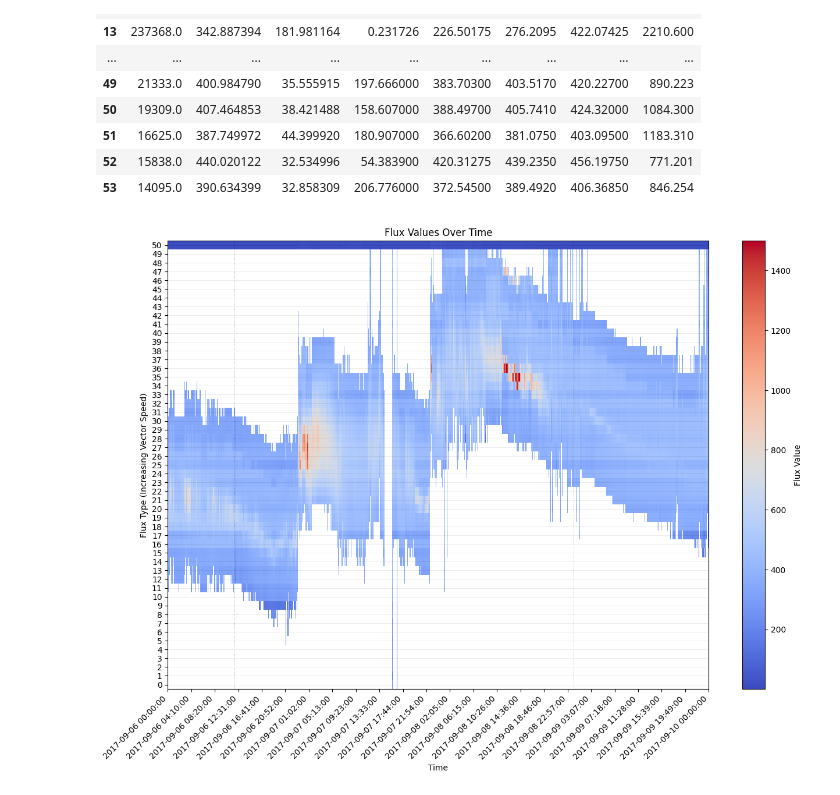
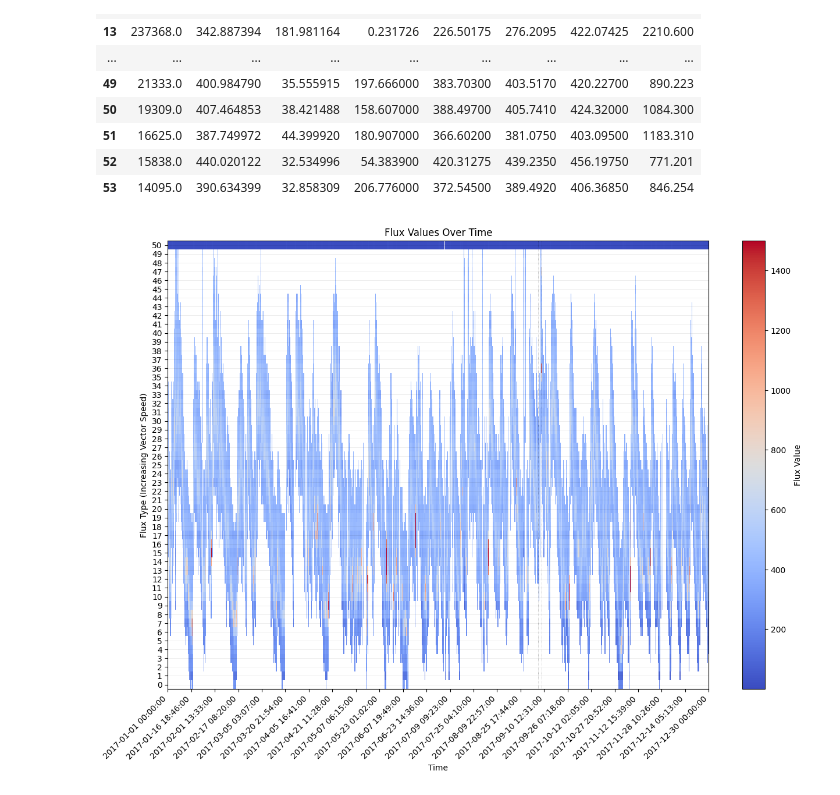
Before and after one commit to space-apps-tacoma/oracle-discovr, a Jupyter notebook: NASA_2017.ipynb, the cells around one changed output. Saved outputs shown, nothing was run; the diff lists cells and outputs as text; code cells hidden in the pictures.

Commit message:
Minor changes to ipynb files and figured out crsma

```diff
--- a/NASA_2017.ipynb
+++ b/NASA_2017.ipynb
@@ -247,39 +247,39 @@ fig, ax = plt.subplots(figsize=(15, 10))
 cax = ax.matshow(flux_data.iloc[:, :].T, cmap='coolwarm', aspect='auto', vmin=vmin, vmax=vmax)
 
 # Set the x-axis limits (COMMENT this block if the entire year is desired)
-start_date = '2017-09-06' # Pre Solar flare event
-end_date = '2017-09-10' # Post Solar flare and the proceding geo-magnetic storm even has ended
+start_date = '2017-01-01' # Pre Solar flare event
+end_date = '2017-12-30' # Post Solar flare and the proceding geo-magnetic storm even has ended
 start_pos = flux_data.index.get_loc(pd.Timestamp(start_date))
 end_pos = flux_data.index.get_loc(pd.Timestamp(end_date))
 ax.set_xlim(start_pos, end_pos)
 
 # Set x-axis labels based on the specified range
 ax.xaxis.set_ticks_position('bottom')
 num_ticks = 24  # Number of time labels to display
 positions = np.linspace(start_pos, end_pos, num_ticks).astype(int)  # Evenly spaced tick positions within the specified range
 ax.set_xticks(positions)
 ax.set_xticklabels(flux_data.index[positions], rotation=45, ha="right")
 
 
 # Reverse the y-axis to have 0 at the bottom and higher vector speeds at the top
 ax.set_ylim(ax.get_ylim()[::-1])  # Inverting the y-axis limits
 
 # Add horizontal grid lines for each vector speed
 ax.yaxis.set_ticks(np.arange(0, len(flux_data.columns), 1))
 ax.grid(which='both', axis='y', linestyle='-', linewidth=0.5, color='k', alpha=0.1)
 
 # Draw vertical grid lines for the specific dates in 2017 to check if the flux is corrolated to the 8th biggest solar flare event X9.3 2017-09-06 11:53am start time
 specific_dates_2017 = ["2017-09-06 11:53:00", "2017-09-09 00:00:00"]
 positions_2017 = [flux_data.index.get_loc(pd.Timestamp(date)) for date in specific_dates_2017]
 for position in positions_2017:
     ax.axvline(x=position, linewidth=0.6, color='k',linestyle=':', alpha=0.4)
 
 # Colorbar representing the actual range of flux values
 colorbar = plt.colorbar(cax, label='Flux Value')
 
 plt.title('Flux Values Over Time')
 plt.xlabel('Time')
 plt.ylabel('Flux Type (Increasing Vector Speed)')
 plt.show()
 # %% [output]
-[figure, old version]
+[figure, new version]
```
Also changed, not shown: 4 other files.
